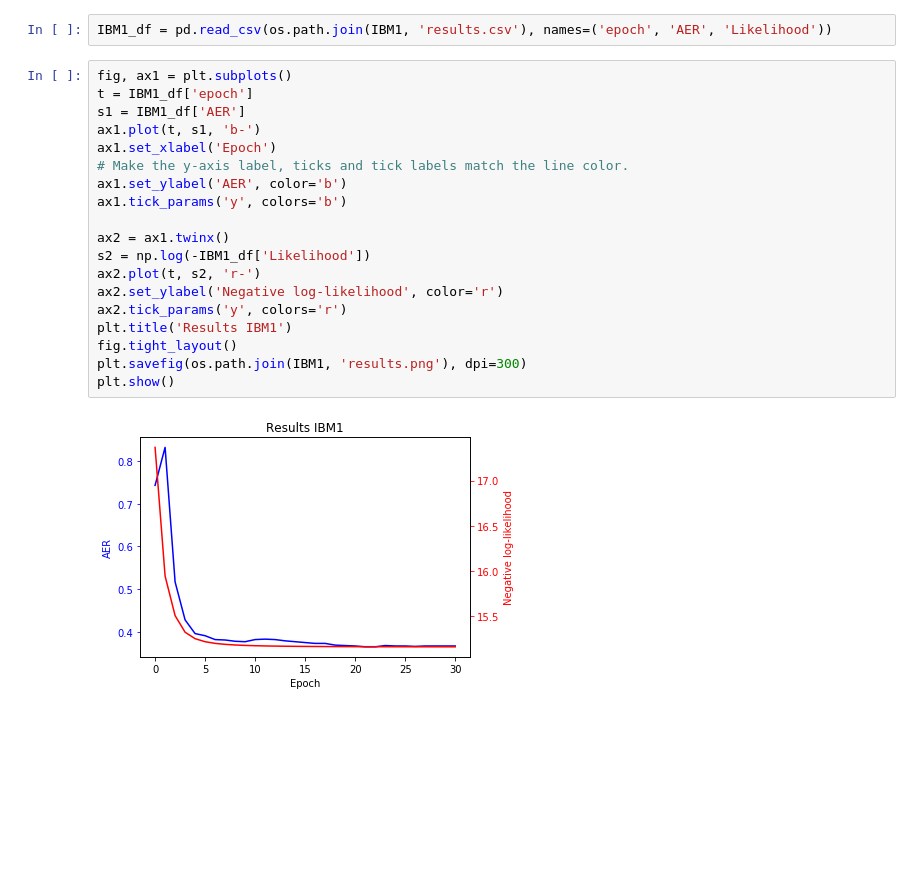
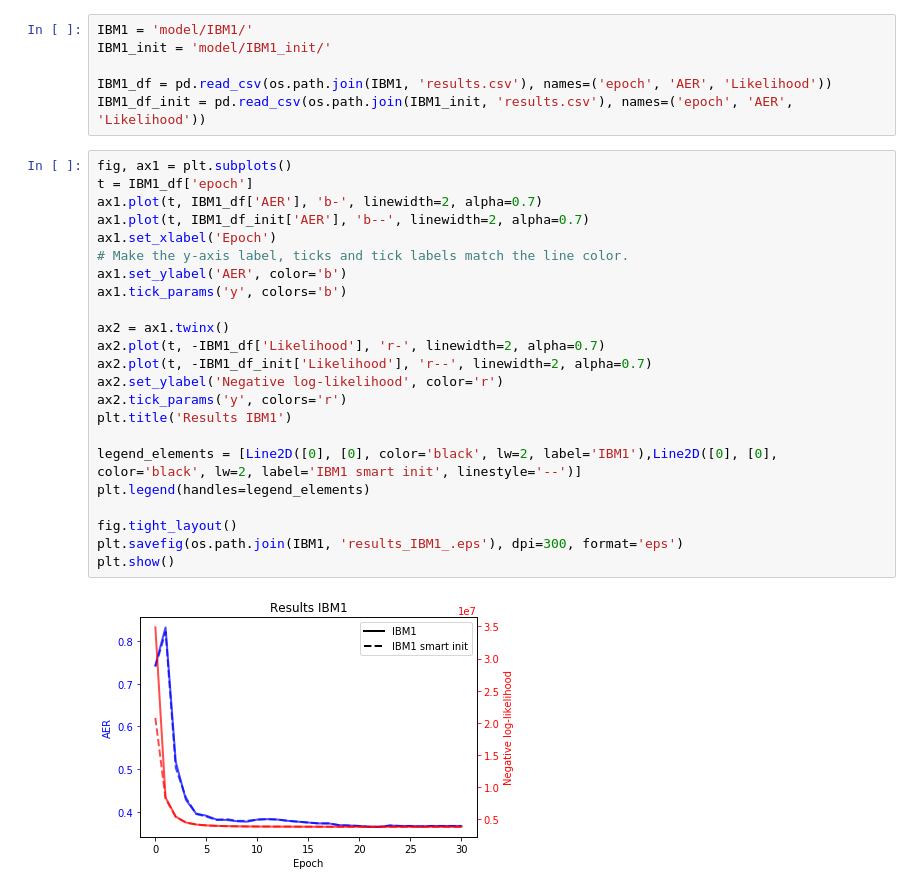
Before and after one commit to mathijspieters/Natural-Language-Processing-2, a Jupyter notebook: Assignment1/plot-results.ipynb, the cells around one changed output. Cells and saved outputs as stored; diff of their text form; blank space fills up the shorter version.

Commit message:
- Smart init IBM1 - update notebook for figures

```diff
--- a/Assignment1/plot-results.ipynb
+++ b/Assignment1/plot-results.ipynb
@@ -9,23 +14,31 @@ IBM2 = 'model/IBM2/'
 # %%
+IBM1 = 'model/IBM1/'
+IBM1_init = 'model/IBM1_init/'
+
 IBM1_df = pd.read_csv(os.path.join(IBM1, 'results.csv'), names=('epoch', 'AER', 'Likelihood'))
+IBM1_df_init = pd.read_csv(os.path.join(IBM1_init, 'results.csv'), names=('epoch', 'AER', 'Likelihood'))
 # %%
 fig, ax1 = plt.subplots()
 t = IBM1_df['epoch']
-s1 = IBM1_df['AER']
-ax1.plot(t, s1, 'b-')
+ax1.plot(t, IBM1_df['AER'], 'b-', linewidth=2, alpha=0.7)
+ax1.plot(t, IBM1_df_init['AER'], 'b--', linewidth=2, alpha=0.7)
 ax1.set_xlabel('Epoch')
 # Make the y-axis label, ticks and tick labels match the line color.
 ax1.set_ylabel('AER', color='b')
 ax1.tick_params('y', colors='b')
 
 ax2 = ax1.twinx()
-s2 = np.log(-IBM1_df['Likelihood'])
-ax2.plot(t, s2, 'r-')
+ax2.plot(t, -IBM1_df['Likelihood'], 'r-', linewidth=2, alpha=0.7)
+ax2.plot(t, -IBM1_df_init['Likelihood'], 'r--', linewidth=2, alpha=0.7)
 ax2.set_ylabel('Negative log-likelihood', color='r')
 ax2.tick_params('y', colors='r')
 plt.title('Results IBM1')
+
+legend_elements = [Line2D([0], [0], color='black', lw=2, label='IBM1'),Line2D([0], [0], color='black', lw=2, label='IBM1 smart init', linestyle='--')]
+plt.legend(handles=legend_elements)
+
 fig.tight_layout()
-plt.savefig(os.path.join(IBM1, 'results.png'), dpi=300)
+plt.savefig(os.path.join(IBM1, 'results_IBM1_.eps'), dpi=300, format='eps')
 plt.show()
 # %% [output]
-[figure, old version]
+[figure, new version]
```
Also changed, not shown: parts of 9 cells of this notebook, 1 other file.
